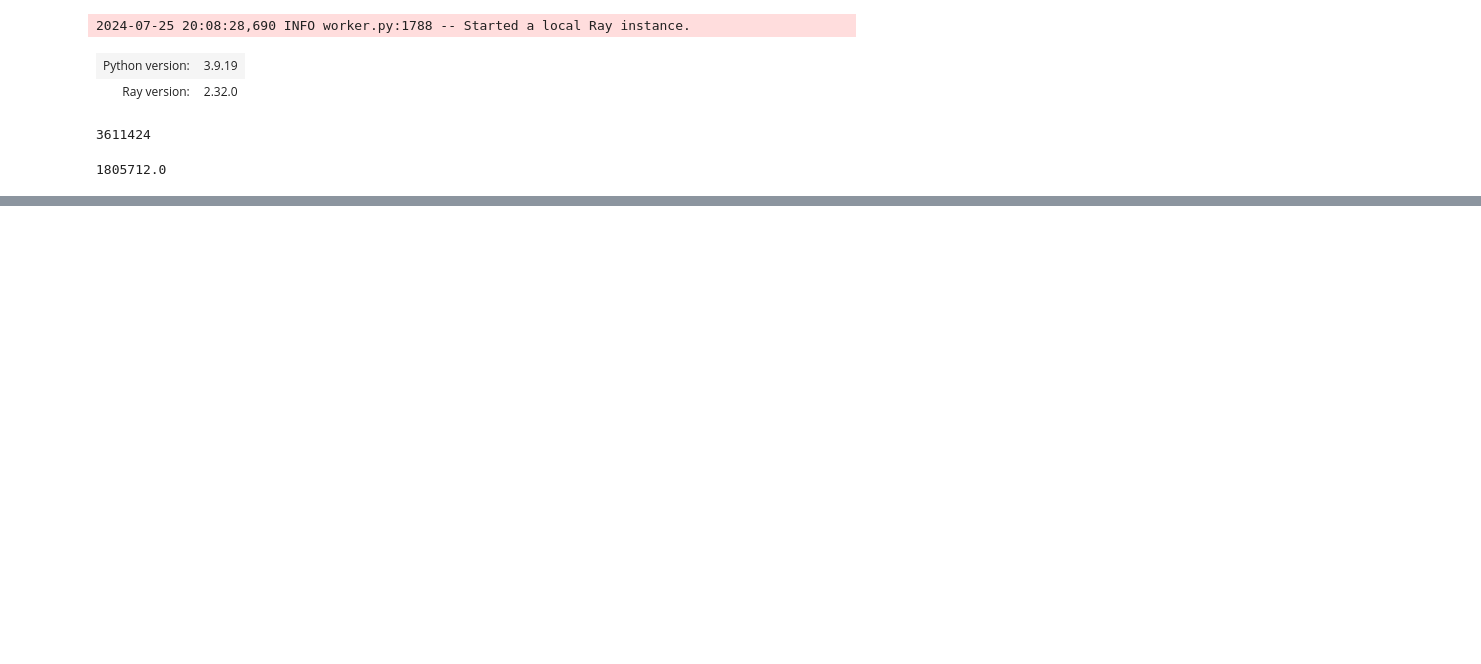
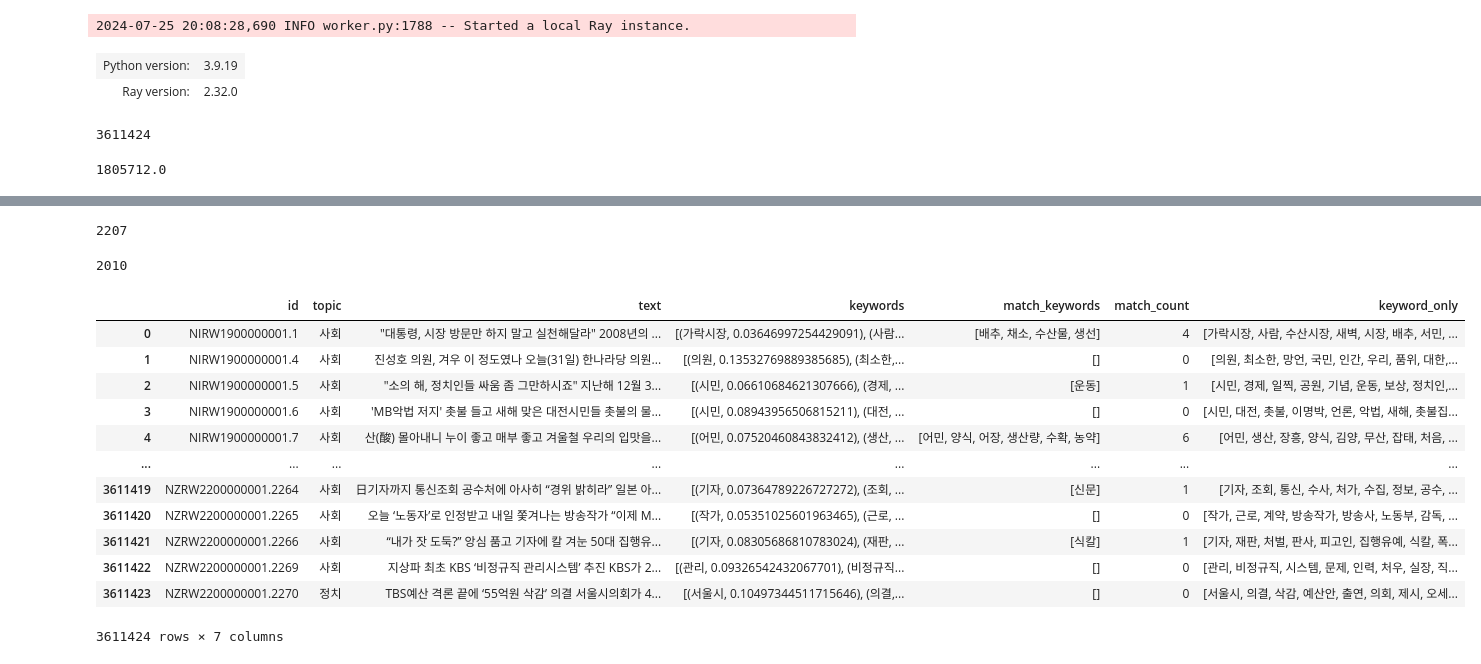
Before and after one commit to osung/summary, a Jupyter notebook: Parallel_keywords-Ray.ipynb, the cells around one changed output, grey strips where cells are left out. Drawn from its saved outputs; the diff is of its cells as text; code cells hidden in the pictures; blank space fills up the shorter version.

```diff
--- a/Parallel_keywords-Ray.ipynb
+++ b/Parallel_keywords-Ray.ipynb
@@ -153,6 +157,21 @@ def process_chunk(chunk):
 
         #return [keyword for keyword, _ in top_keywords]
 
+    def extract_keyworks_tfidf(text, num_keywords=20):
+        # TF-IDF 벡터화기 생성
+        vectorizer = TfidfVectorizer(tokenizer=tokenize, min_df=1)
+        X = vectorizer.fit_transform([text])  # 문자열 전체를 하나의 문서로 처리
+
+        # 단어와 TF-IDF 점수 매핑
+        tfidf_scores = X.sum(axis=0).A1
+        words = vectorizer.get_feature_names_out()
+
+        # 단어와 TF-IDF 점수를 데이터프레임으로 변환
+        tfidf_df = pd.DataFrame({'Word': words, 'TF-IDF Score': tfidf_scores})
+
+        # TF-IDF 점수로 정렬하여 상위 num개 키워드 출력
+        return tfidf_df.sort_values(by='TF-IDF Score', ascending=False).head(num_keywords)
+
     chunk['keywords'] = chunk['text'].apply(extract_keywords_textrank)
 
     return chunk
@@ -174,7 +236,7 @@ len(df) / 2
 # %% [output]
 1805712.0
 # %%
-length = int(len(df) / 2)
+length = len(df) #int(len(df) / 2)
 # %%
 length
 # %% [output]
@@ -190,6 +252,6 @@ len(df[:length])
 # %%
 chunk_size = int(length/16)
-chunks = split_dataframe(df[:length], chunk_size)
+chunks = split_dataframe(df, chunk_size)
 # %%
 len(chunks[0])
 # %% [output]
@@ -319,0 +271,2 @@ ray.shutdown()
+# %%
+combined_df = pd.concat(results, ignore_index=True)
@@ -319,0 +369,4 @@ ray.shutdown()
+# %%
+len(combined_key)
+# %% [output]
+2207
@@ -319,0 +375,20 @@ ray.shutdown()
+# %%
+len(unique_keys)
+# %% [output]
+2010
+# %%
+combined_df
+# %% [output]
+|  | id | topic | text | keywords | match_keywords | match_count | keyword_only |
+| 0 | NIRW1900000001.1 | 사회 | "대통령, 시장 방문만 하지 말고 실천해달라" 2008년의 ... | [(가락시장, 0.03646997254429091), (사람... | [배추, 채소, 수산물, 생선] | 4 | [가락시장, 사람, 수산시장, 새벽, 시장, 배추, 서민, ... |
+| 1 | NIRW1900000001.4 | 사회 | 진성호 의원, 겨우 이 정도였나 오늘(31일) 한나라당 의원... | [(의원, 0.13532769889385685), (최소한,... | [] | 0 | [의원, 최소한, 망언, 국민, 인간, 우리, 품위, 대한,... |
+| 2 | NIRW1900000001.5 | 사회 | "소의 해, 정치인들 싸움 좀 그만하시죠" 지난해 12월 3... | [(시민, 0.06610684621307666), (경제, ... | [운동] | 1 | [시민, 경제, 일찍, 공원, 기념, 운동, 보상, 정치인,... |
+| 3 | NIRW1900000001.6 | 사회 | 'MB악법 저지' 촛불 들고 새해 맞은 대전시민들 촛불의 물... | [(시민, 0.08943956506815211), (대전, ... | [] | 0 | [시민, 대전, 촛불, 이명박, 언론, 악법, 새해, 촛불집... |
+| 4 | NIRW1900000001.7 | 사회 | 산(酸) 몰아내니 누이 좋고 매부 좋고 겨울철 우리의 입맛을... | [(어민, 0.07520460843832412), (생산, ... | [어민, 양식, 어장, 생산량, 수확, 농약] | 6 | [어민, 생산, 장흥, 양식, 김양, 무산, 잡태, 처음, ... |
+| ... | ... | ... | ... | ... | ... | ... | ... |
+| 3611419 | NZRW2200000001.2264 | 사회 | 日기자까지 통신조회 공수처에 아사히 “경위 밝히라” 일본 아... | [(기자, 0.07364789226727272), (조회, ... | [신문] | 1 | [기자, 조회, 통신, 수사, 처가, 수집, 정보, 공수, ... |
+| 3611420 | NZRW2200000001.2265 | 사회 | 오늘 ‘노동자’로 인정받고 내일 쫓겨나는 방송작가 “이제 M... | [(작가, 0.05351025601963465), (근로, ... | [] | 0 | [작가, 근로, 계약, 방송작가, 방송사, 노동부, 감독, ... |
+| 3611421 | NZRW2200000001.2266 | 사회 | “내가 잣 도둑?” 앙심 품고 기자에 칼 겨눈 50대 집행유... | [(기자, 0.08305686810783024), (재판, ... | [식칼] | 1 | [기자, 재판, 처벌, 판사, 피고인, 집행유예, 식칼, 폭... |
+| 3611422 | NZRW2200000001.2269 | 사회 | 지상파 최초 KBS ‘비정규직 관리시스템’ 추진 KBS가 2... | [(관리, 0.09326542432067701), (비정규직... | [] | 0 | [관리, 비정규직, 시스템, 문제, 인력, 처우, 실장, 직... |
+| 3611423 | NZRW2200000001.2270 | 정치 | TBS예산 격론 끝에 ‘55억원 삭감’ 의결 서울시의회가 4... | [(서울시, 0.10497344511715646), (의결,... | [] | 0 | [서울시, 의결, 삭감, 예산안, 출연, 의회, 제시, 오세... |
+3611424 rows × 7 columns
```
Also changed, not shown: parts of 95 cells of this notebook, 3 other files.
